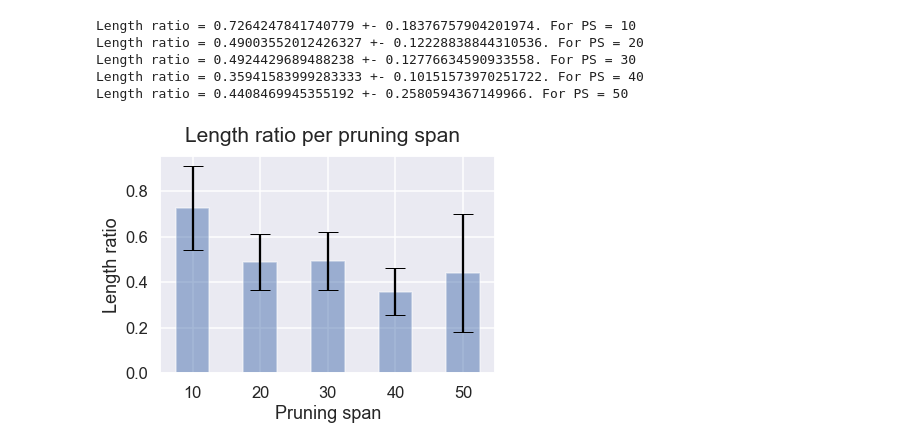
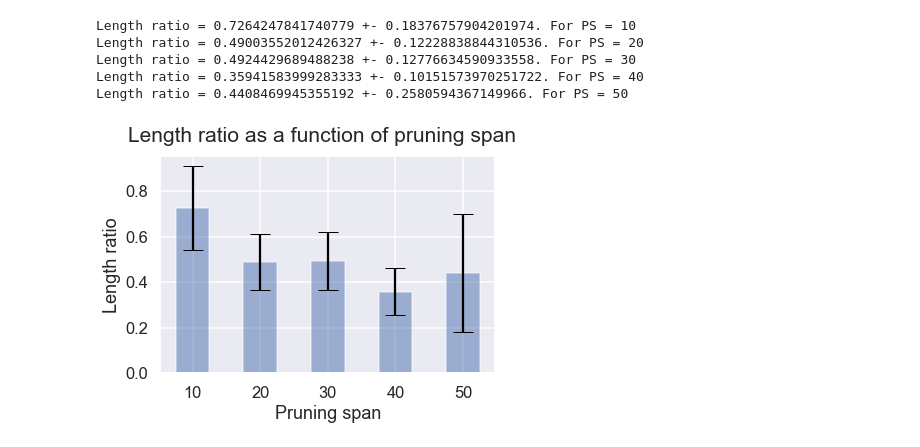
Before and after one commit to matthijsdewit111/CSS, a Jupyter notebook: code/analysis_randomwalker.ipynb, the cells around one changed output. Cells and saved outputs as stored; diff of their text form; code cells hidden in the pictures.

```diff
--- a/code/analysis_randomwalker.ipynb
+++ b/code/analysis_randomwalker.ipynb
@@ -218,12 +218,12 @@ Length ratio = 0.4408469945355192 +- 0.2580594367149966. For PS = 50
 # %%
 fig, ax = plt.subplots()
 ax.bar(PSs, means, yerr=errors, width = 5, alpha=0.5, ecolor='black', capsize=10)
 ax.set_ylabel('Length ratio')
 ax.set_xlabel('Pruning span')
 ax.set_xticks(PSs)
 ax.yaxis.grid(True)
-fig.suptitle("Length ratio per pruning span", fontsize=21)
+fig.suptitle("Length ratio as a function of pruning span", fontsize=21)
 plt.savefig("../results/LR_random_3D.png", bbox_inches="tight")
 plt.show()
 # %% [output]
-[figure, old version]
+[figure, new version]
```
Also changed, not shown: parts of 2 cells of this notebook, 4 other files.
